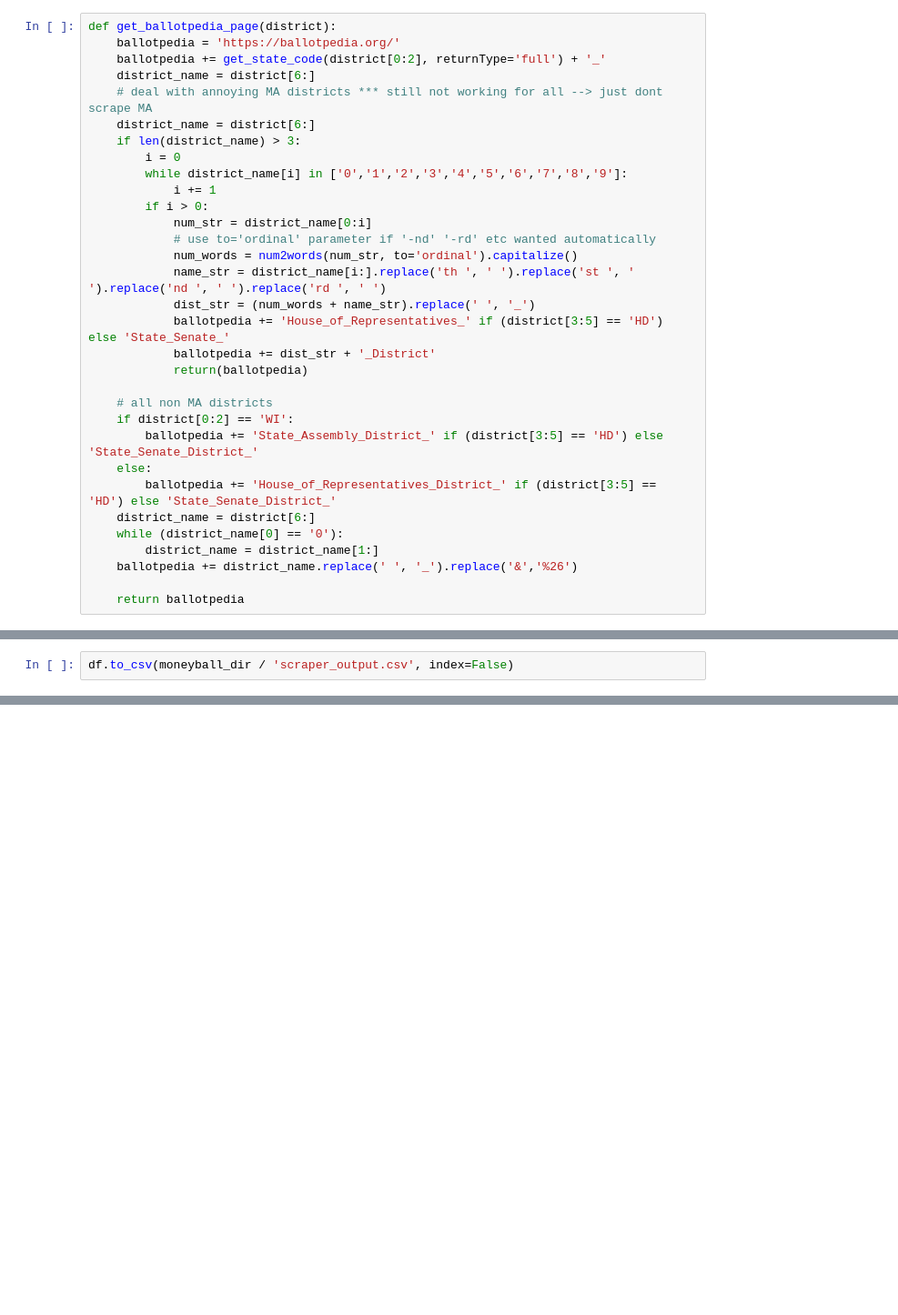
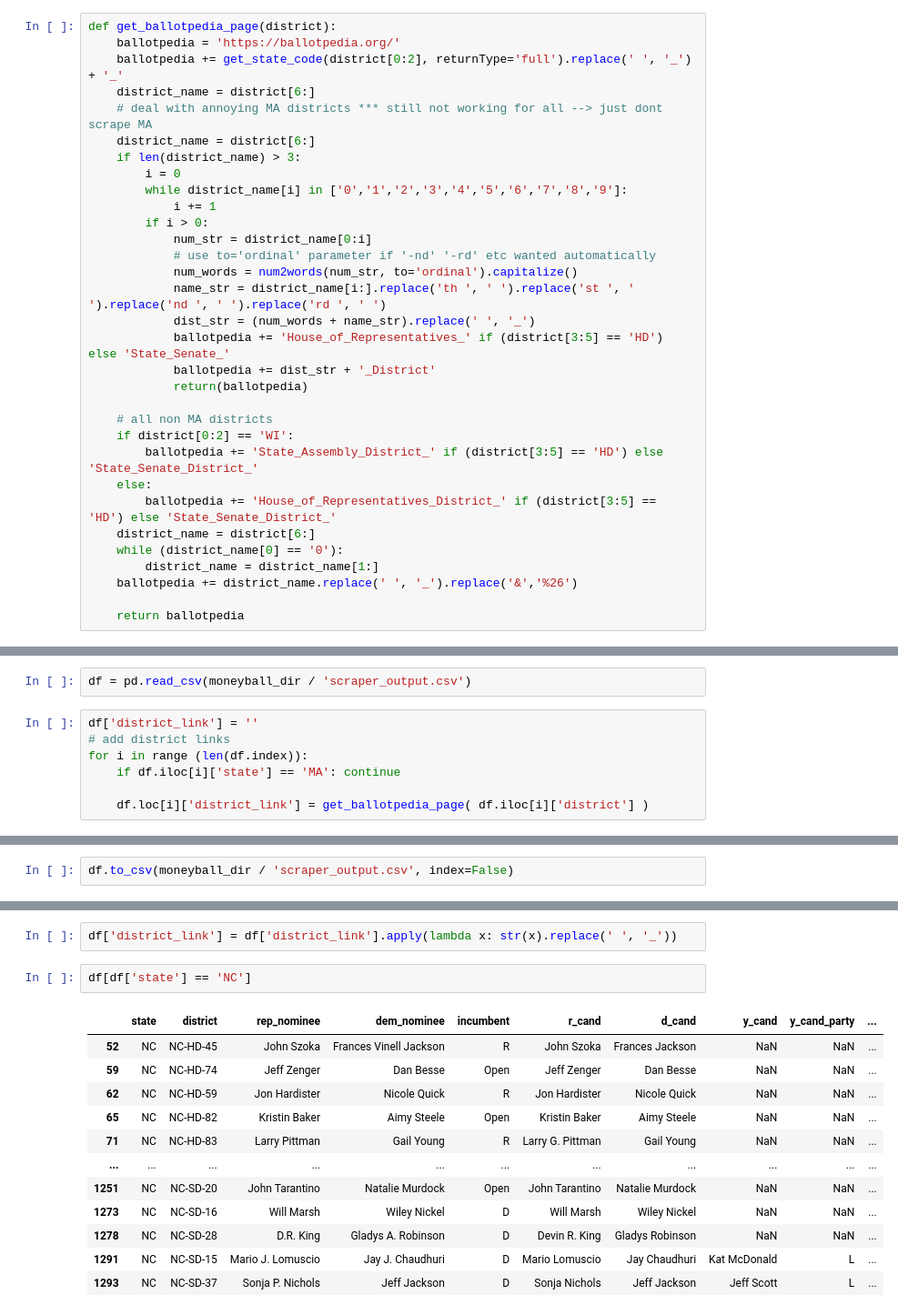
Before and after one commit to Princeton-Election-Consortium/data-backend, a Jupyter notebook: moneyball/candidate_scraper.ipynb, the cells around one changed output, grey strips where cells are left out. Shown at 91% size. Saved outputs shown, nothing was run; the diff lists cells and outputs as text; blank space fills up the shorter version.

Commit message:
fixed district link bug

```diff
--- a/moneyball/candidate_scraper.ipynb
+++ b/moneyball/candidate_scraper.ipynb
@@ -85,7 +85,7 @@ def get_state_code(input, returnType = 'FIPS'):
 # %%
 def get_ballotpedia_page(district):
     ballotpedia = 'https://ballotpedia.org/'
-    ballotpedia += get_state_code(district[0:2], returnType='full') + '_'
+    ballotpedia += get_state_code(district[0:2], returnType='full').replace(' ', '_') + '_'
     district_name = district[6:]
     # deal with annoying MA districts *** still not working for all --> just dont scrape MA
     district_name = district[6:]
@@ -245,0 +222,9 @@ Name: 1909, dtype: object
+# %%
+df = pd.read_csv(moneyball_dir / 'scraper_output.csv')
+# %%
+df['district_link'] = ''
+# add district links
+for i in range (len(df.index)):
+    if df.iloc[i]['state'] == 'MA': continue
+
+    df.loc[i]['district_link'] = get_ballotpedia_page( df.iloc[i]['district'] )
@@ -247,0 +247,17 @@ df.to_csv(moneyball_dir / 'scraper_output.csv', index=False)
+# %%
+df['district_link'] = df['district_link'].apply(lambda x: str(x).replace(' ', '_'))
+# %%
+df[df['state'] == 'NC']
+# %% [output]
+|  | state | district | rep_nominee | dem_nominee | incumbent | r_cand | d_cand | y_cand | y_cand_party | ... |
+| 52 | NC | NC-HD-45 | John Szoka | Frances Vinell Jackson | R | John Szoka | Frances Jackson | NaN | NaN | ... |
+| 59 | NC | NC-HD-74 | Jeff Zenger | Dan Besse | Open | Jeff Zenger | Dan Besse | NaN | NaN | ... |
+| 62 | NC | NC-HD-59 | Jon Hardister | Nicole Quick | R | Jon Hardister | Nicole Quick | NaN | NaN | ... |
+| 65 | NC | NC-HD-82 | Kristin Baker | Aimy Steele | Open | Kristin Baker | Aimy Steele | NaN | NaN | ... |
+| 71 | NC | NC-HD-83 | Larry Pittman | Gail Young | R | Larry G. Pittman | Gail Young | NaN | NaN | ... |
+| ... | ... | ... | ... | ... | ... | ... | ... | ... | ... | ... |
+| 1251 | NC | NC-SD-20 | John Tarantino | Natalie Murdock | Open | John Tarantino | Natalie Murdock | NaN | NaN | ... |
+| 1273 | NC | NC-SD-16 | Will Marsh | Wiley Nickel | D | Will Marsh | Wiley Nickel | NaN | NaN | ... |
+| 1278 | NC | NC-SD-28 | D.R. King | Gladys A. Robinson | D | Devin R. King | Gladys Robinson | NaN | NaN | ... |
+| 1291 | NC | NC-SD-15 | Mario J. Lomuscio | Jay J. Chaudhuri | D | Mario Lomuscio | Jay Chaudhuri | Kat McDonald | L | ... |
+| 1293 | NC | NC-SD-37 | Sonja P. Nichols | Jeff Jackson | D | Sonja Nichols | Jeff Jackson | Jeff Scott | L | ... |
```
Also changed, not shown: parts of 6 cells of this notebook, 1 other file.
